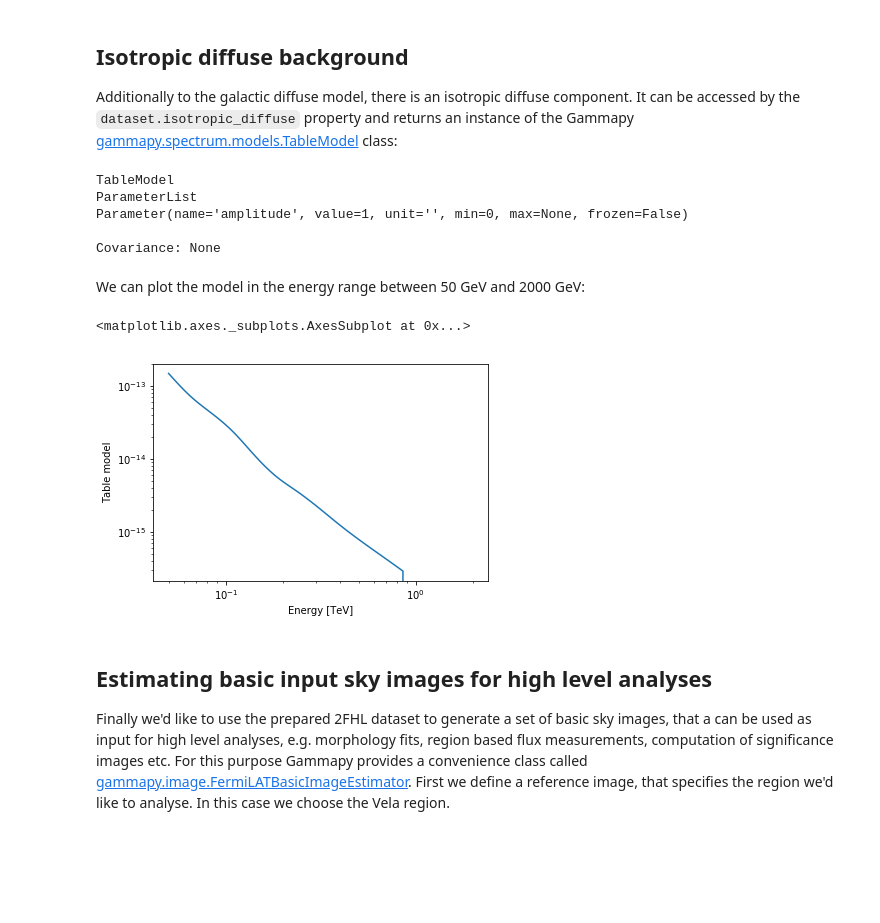
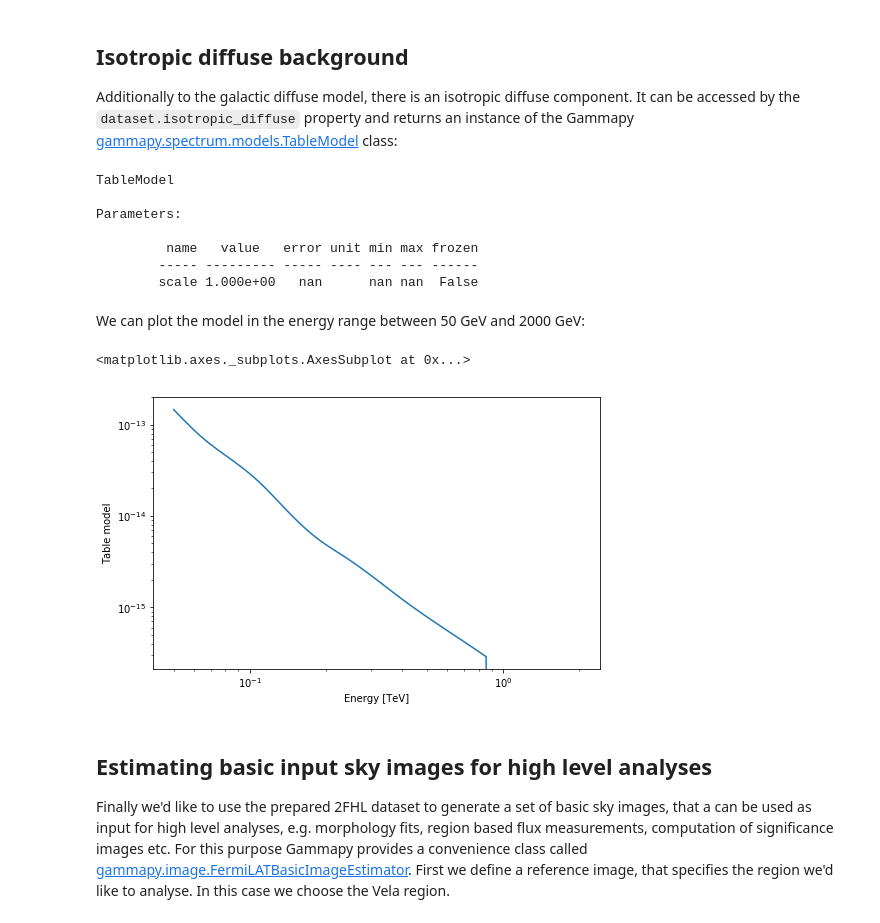
Before and after one commit to dcfidalgo/gammapy-extra, a Jupyter notebook: notebooks/data_fermi_lat.ipynb, the cells around one changed output. Cells and saved outputs as stored; diff of their text form; code cells hidden in the pictures; blank space fills up the shorter version.

```diff
--- a/notebooks/data_fermi_lat.ipynb
+++ b/notebooks/data_fermi_lat.ipynb
@@ -43,5 +59,5 @@ So let's start with exploring the Fermi-LAT 2FHL dataset:
 # %%
 # initialize dataset
-dataset = FermiLATDataset('$GAMMAPY_FERMI_LAT_DATA/2fhl/fermi_2fhl_data_config.yaml')
+dataset = FermiLATDataset("/Users/jer/git/gammapy-fermi-lat-data/2fhl/fermi_2fhl_data_config.yaml")
 print(dataset)
 # %% [output]
@@ -186,8 +209,9 @@ Healpix sky cube exposure with shape=(18, 12288) and unit=cm2 s:
 # %%
 # define reference image using a cartesian projection
 image_ref = SkyImage.empty(nxpix=360, nypix=180, binsz=1, proj='CAR')
+plt.rcParams["figure.figsize"] = [16,9]
 
-# reproject HEALPIC sky cube
+# reproject HEALPIX sky cube
 exposure_reprojected = exposure.reproject(image_ref)
 # %%
 exposure_reprojected.show()
@@ -211,5 +234,6 @@ Sky cube galactic diffuse with shape=(30, 1441, 2880) and unit=1 / (cm2 MeV s sr
  n_energy:    30  unit_energy: MeV
 # %%
 norm = simple_norm(image_ref.data, stretch='log', clip=True)
+plt.rcParams["figure.figsize"] = [18,12]
 galactic_diffuse.show(norm=norm)
 # %% [output]
@@ -226,18 +249,21 @@ isotropic_diffuse = dataset.isotropic_diffuse
 print(isotropic_diffuse)
 # %% [output]
 TableModel
-ParameterList
-Parameter(name='amplitude', value=1, unit='', min=0, max=None, frozen=False)
 
-Covariance: None
+Parameters:
+
+         name   value   error unit min max frozen
+        ----- --------- ----- ---- --- --- ------
+        scale 1.000e+00   nan      nan nan  False
 # %% [markdown]
 We can plot the model in the energy range between 50 GeV and 2000 GeV:
 # %%
 erange = [50, 2000] * u.GeV
+plt.rcParams["figure.figsize"] = [8,5]
 isotropic_diffuse.plot(erange)
 # %% [output]
 <matplotlib.axes._subplots.AxesSubplot at 0x...>
-[figure, old version]
+[figure, new version]
 # %% [markdown]
 ## Estimating basic input sky images for high level analyses
 Finally we'd like to use the prepared 2FHL dataset to generate a set of basic sky images, that a can be used as input for high level analyses, e.g. morphology fits, region based flux measurements, computation of significance images etc.
```
Also changed, not shown: parts of 13 cells of this notebook, 15 other files.
